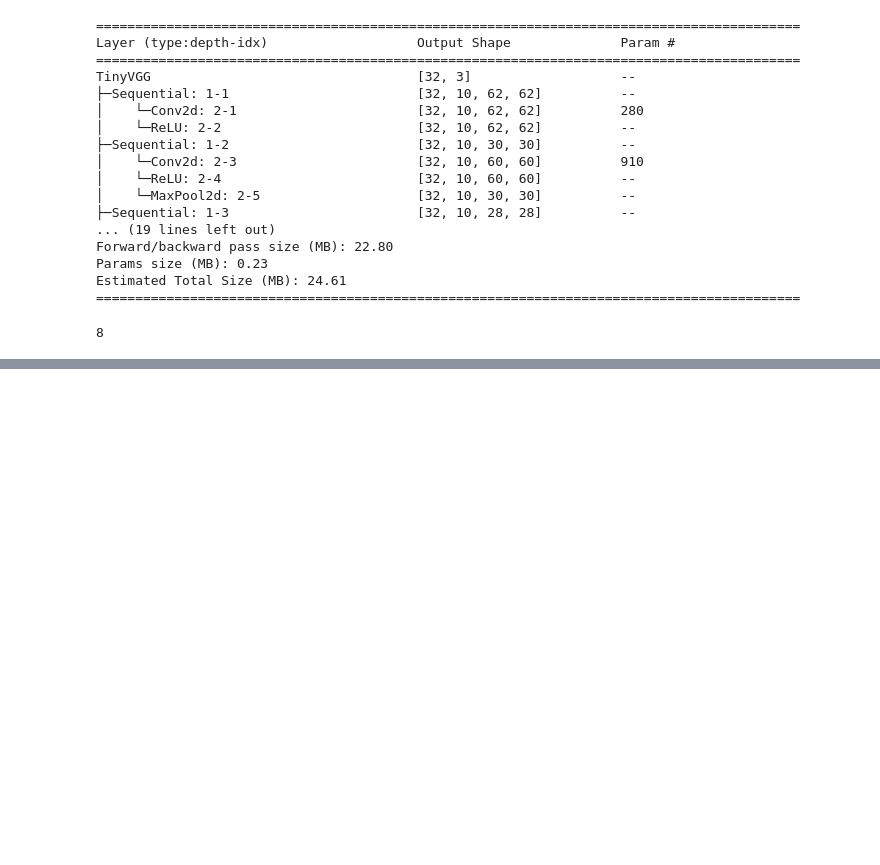
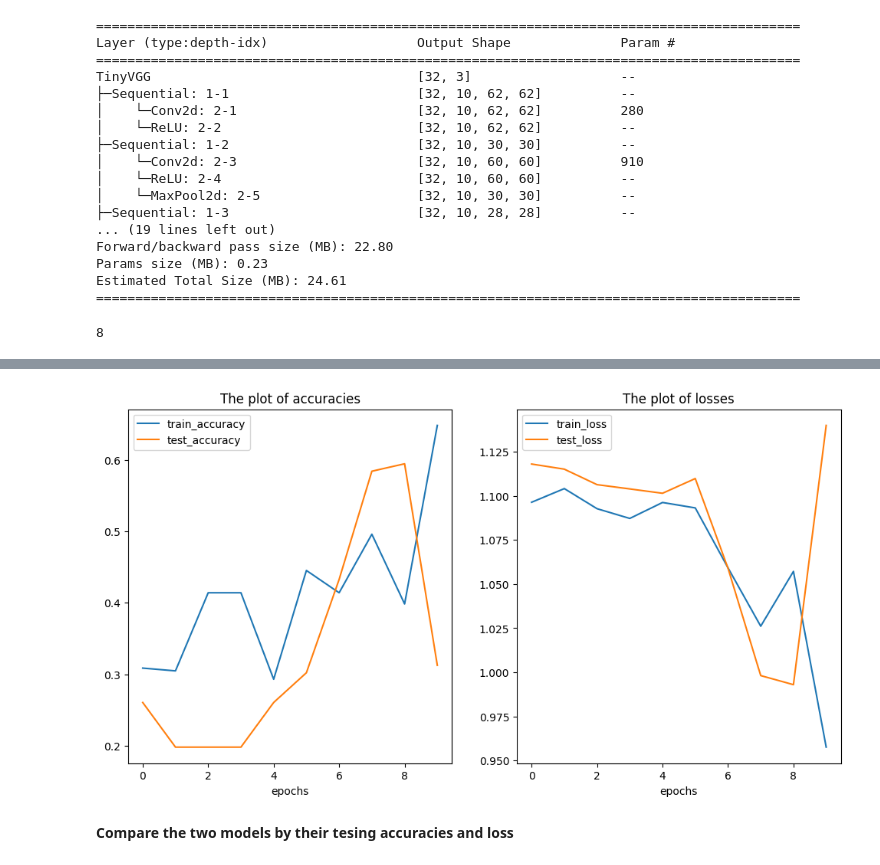
Before and after one commit to saivenkatreddy29/Pytorch-Learning, a Jupyter notebook: Custom_Datasets.ipynb, the cells around one changed output, grey strips where cells are left out. Cells and saved outputs as stored; diff of their text form; code cells hidden in the pictures; blank space fills up the shorter version.

```diff
--- a/Custom_Datasets.ipynb
+++ b/Custom_Datasets.ipynb
@@ -741,0 +794,7 @@ plot_loss_curves(result)
+# %%
+model1 = TinyVGG(input_shape = 3, output_shape = len(class_names))
+# %%
+loss_fn = nn.CrossEntropyLoss()
+optimizer = torch.optim.Adam(params = model1.parameters(),lr = 0.001)
+# %%
+result_1 = train(model1,10, train_dataloader_aug, test_dataloader_aug, loss_fn,optimizer)
@@ -741,0 +812,6 @@ plot_loss_curves(result)
+# %%
+plot_loss_curves(result_1)
+# %% [output]
+[figure, added]
+# %% [markdown]
+**Compare the two models by their tesing accuracies and loss**
```
Also changed, not shown: parts of 44 cells of this notebook.
